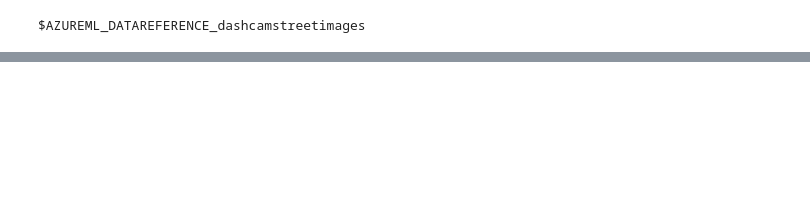
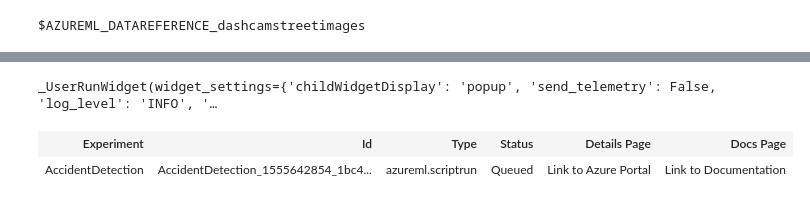
Before and after one commit to Div99/CrashDetection, a Jupyter notebook: AzureMLTraining.ipynb, the cells around one changed output, grey strips where cells are left out. Cells and saved outputs as stored; diff of their text form; code cells hidden in the pictures; blank space fills up the shorter version.

Commit message:
Added Azure Training Script

```diff
--- a/AzureMLTraining.ipynb
+++ b/AzureMLTraining.ipynb
@@ -85,17 +79,17 @@ crash AmlCompute Succeeded
 from azureml.train.dnn import TensorFlow
 exp = Experiment(workspace=ws, name='AccidentDetection')
 script_params = {
-    'train_path': ws.get_default_datastore().as_mount(),
+    '--data_dir': ds.as_mount(),
     '--mode': 'train',
     '--gpu': 0,
 }
 
-tf_est = TensorFlow(source_directory='/Users/Amrut/Desktop/CarCrashDetector/',
+tf_est = TensorFlow(source_directory='Anticipating-Accidents/',
                     script_params=script_params,
                     compute_target=compute_target,
                     entry_script='accident.py',
-                    conda_packages=['cv2', 'sys', 'matplotlib','numpy','os', 'time','pdb','argparse'], # in case you need scikit-learn in train.py
+                    conda_packages=['opencv']
+                    pip_packages=['keras', 'matplotlib'],
                     use_gpu=True)
-run = exp.submit(tf_est)
 # %% [output]
 framework_version is not specified, defaulting to version 1.12.
@@ -103 +117,11 @@ Submitting /Users/Amrut/Desktop/CarCrashDetector directory for run. The size of
+# %%
+from azureml.widgets import RunDetails
+RunDetails(run).show()
+# %% [output]
+_UserRunWidget(widget_settings={'childWidgetDisplay': 'popup', 'send_telemetry': False, 'log_level': 'INFO', '…
+# %%
+run
+# %% [output]
+| Experiment | Id | Type | Status | Details Page | Docs Page |
+| AccidentDetection | AccidentDetection_1555642854_1bc4... | azureml.scriptrun | Queued | Link to Azure Portal | Link to Documentation |
 # %%
```
Also changed, not shown: parts of 14 cells of this notebook, 14 other files.
